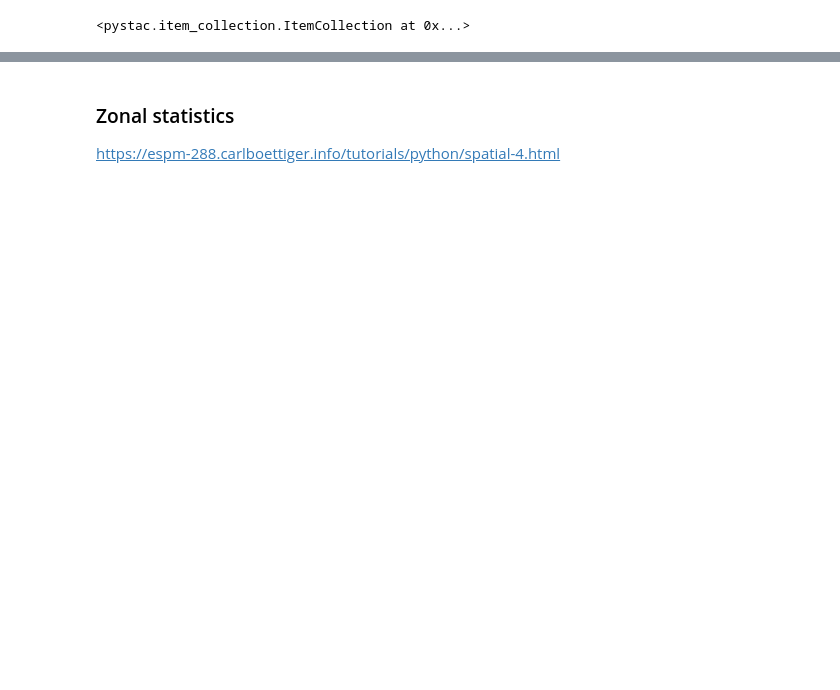
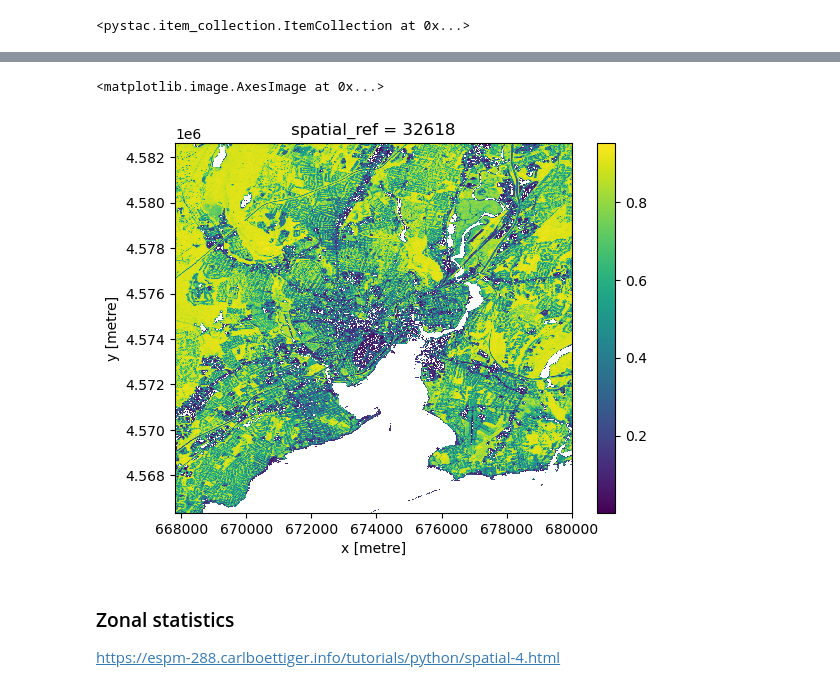
Before and after one commit to geojupyter/workshop-open-source-geospatial, a Jupyter notebook: modules/06-geojupyter/demo.ipynb, the cells around one changed output, grey strips where cells are left out. Saved outputs shown, nothing was run; the diff lists cells and outputs as text; code cells hidden in the pictures; blank space fills up the shorter version.

```diff
--- a/modules/06-geojupyter/demo.ipynb
+++ b/modules/06-geojupyter/demo.ipynb
@@ -179,0 +270,9 @@ import odc.stac
+# %%
+ndvi = (
+    ((data.nir08 - data.red) / (data.red + data.nir08))
+    .median("time", keep_attrs=True)
+)
+
+ndvi = ndvi.where(ndvi < 1).compute()
+
+ndvi
@@ -179,0 +300,7 @@ import odc.stac
+# %%
+# TODO: (nitpick) Why is it blurry even when I set no/nearest interpolation?
+# It's blurry on Carl's website too. I feel like I've solved this before... :)
+ndvi.plot.imshow()
+# %% [output]
+<matplotlib.image.AxesImage at 0x...>
+[figure, added]
```
Also changed, not shown: parts of 18 cells of this notebook, 1 other file.
